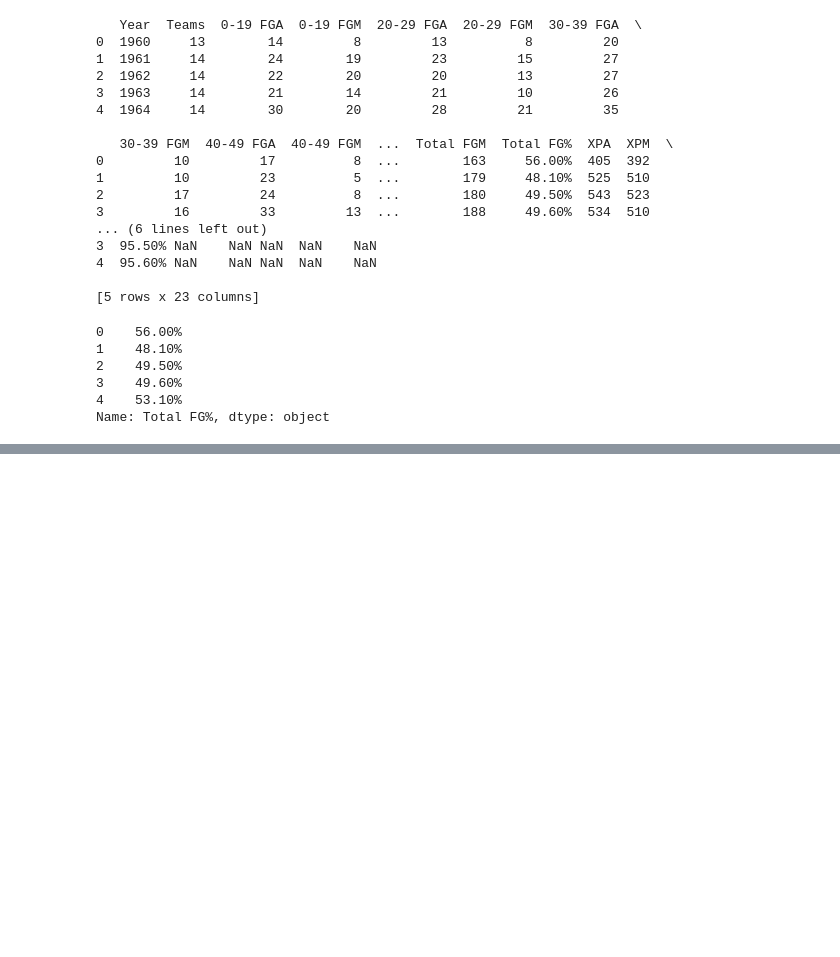
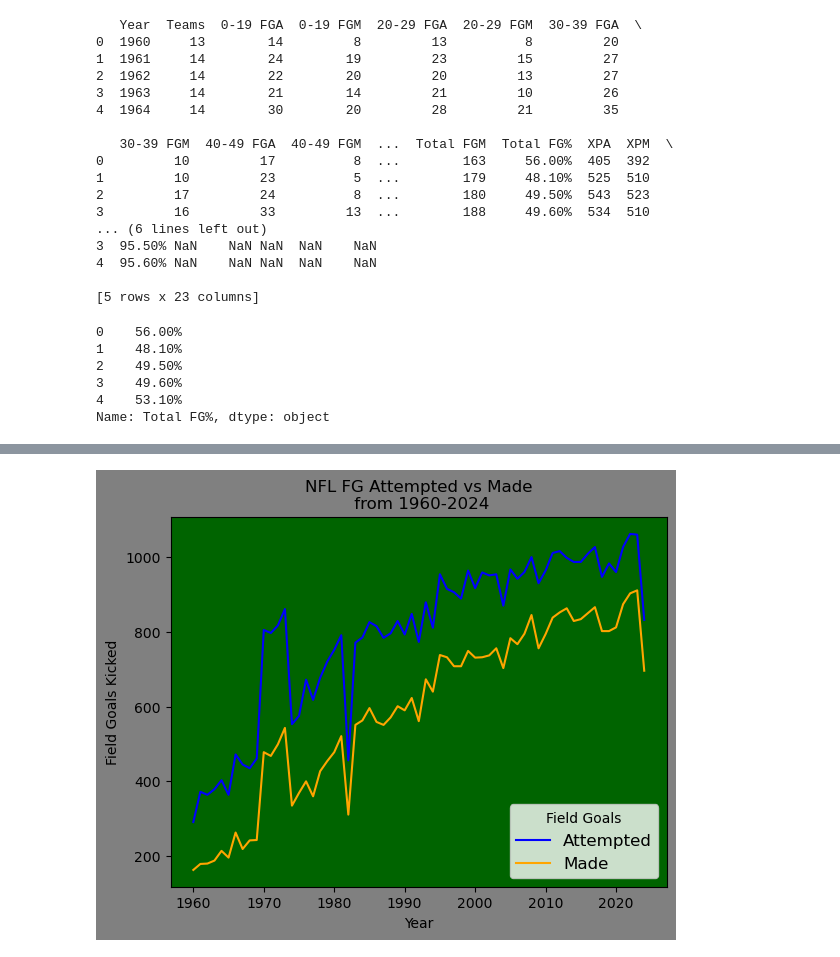
Before and after one commit to JarKanni/nfl, a Jupyter notebook: kicking_analysis/nfl_kicking.ipynb, the cells around one changed output, grey strips where cells are left out. Saved outputs shown, nothing was run; the diff lists cells and outputs as text; code cells hidden in the pictures; blank space fills up the shorter version.

```diff
--- a/kicking_analysis/nfl_kicking.ipynb
+++ b/kicking_analysis/nfl_kicking.ipynb
@@ -84,3 +64,24 @@ dtype: float64
+# %%
+# create graph: Field Goals Attempted Vs Made by Year
+
+year = df['Year']
+stat = df['Total FGM']
+FGM = df['Total FGM']
+FGA = df['Total FGA']
+
+fig, ax = plt.subplots()
+ax.plot(year, FGA, color='blue')
+ax.plot(year, FGM, color='orange')
+ax.set_xlabel('Year')
+ax.set_ylabel('Field Goals Kicked')
+ax.set_title('NFL FG Attempted vs Made\n from 1960-2024')
+ax.set_facecolor('darkgreen')
+fig.set_facecolor('grey')
+ax.legend(['Attempted', 'Made'], loc='lower right', fontsize='large', title='Field Goals')
+#plt.savefig('NFL_FG_Attempted_Made.png', bbox_inches = 'tight')
+plt.show()
+# %% [output]
+[figure, new version]
 # %%
 # create graph: FG% by Distance
 
```
Also changed, not shown: parts of 4 cells of this notebook, 3 other files.
